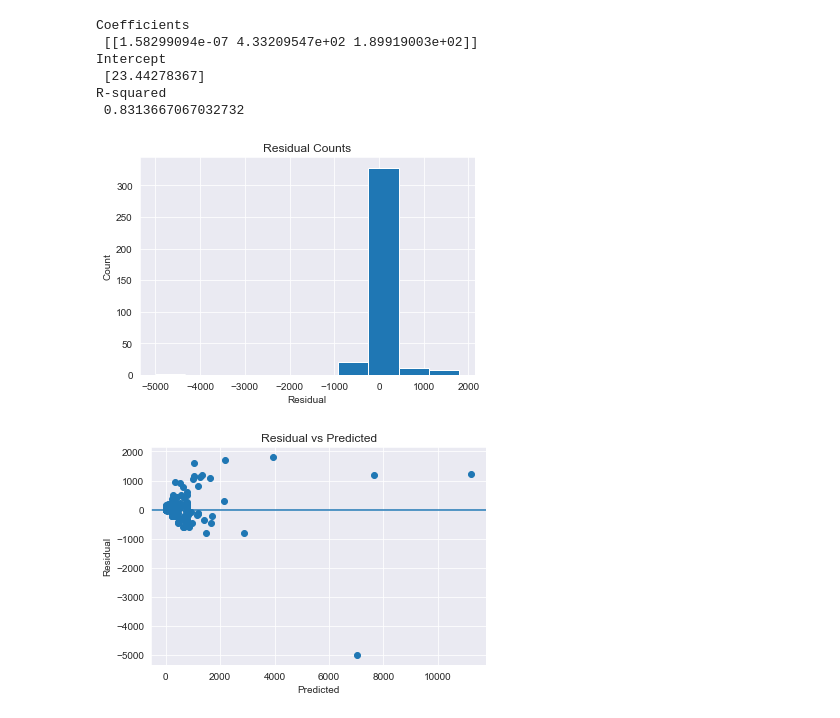
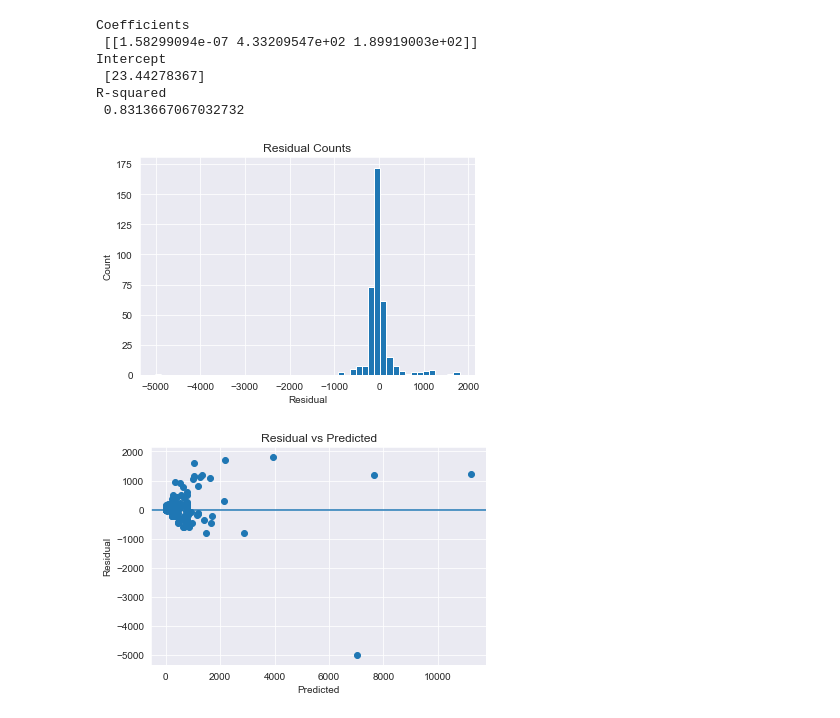
Before and after one commit to MitchellEwing/Drills, a Jupyter notebook: bootcamp/unit2/validationLinearRegression_CrimeNY.ipynb, the cells around one changed output. Drawn from its saved outputs; the diff is of its cells as text; code cells hidden in the pictures.

```diff
--- a/bootcamp/unit2/validationLinearRegression_CrimeNY.ipynb
+++ b/bootcamp/unit2/validationLinearRegression_CrimeNY.ipynb
@@ -510,18 +510,18 @@ R-squared
 # %%
 # Extract predicted values.
 predicted = regr.predict(X).ravel()
 actual = df_2014['property_crime']
 
 # Calculate the error, also called the residual.
 residual = actual - predicted
 
-plt.hist(residual)
+plt.hist(residual, bins=50)
 plt.title('Residual Counts')
 plt.xlabel('Residual')
 plt.ylabel('Count')
 plt.show()
 # %% [output]
-[figure, old version]
+[figure, new version]
 # %%
 plt.scatter(predicted, residual)
 plt.xlabel('Predicted')
```
Also changed, not shown: parts of 12 cells of this notebook.
